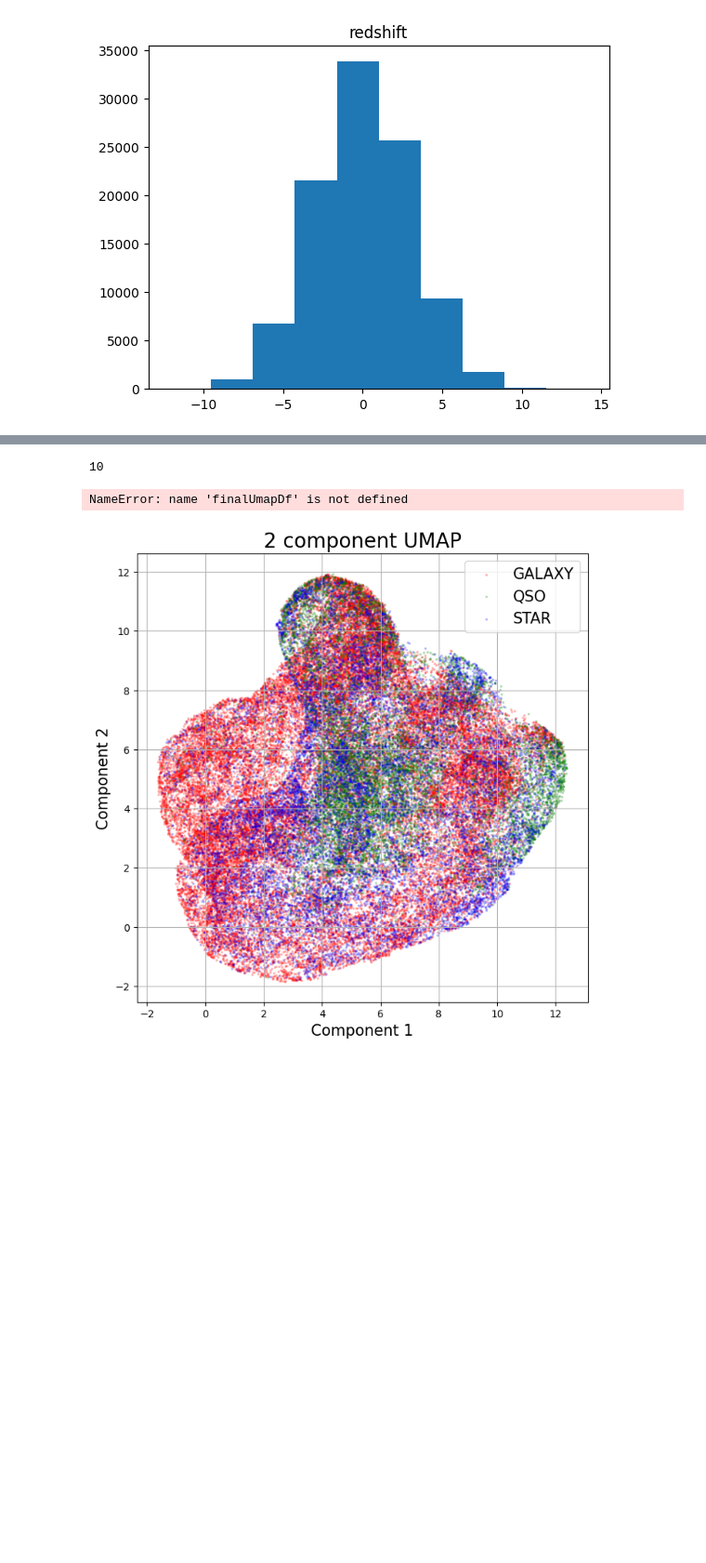
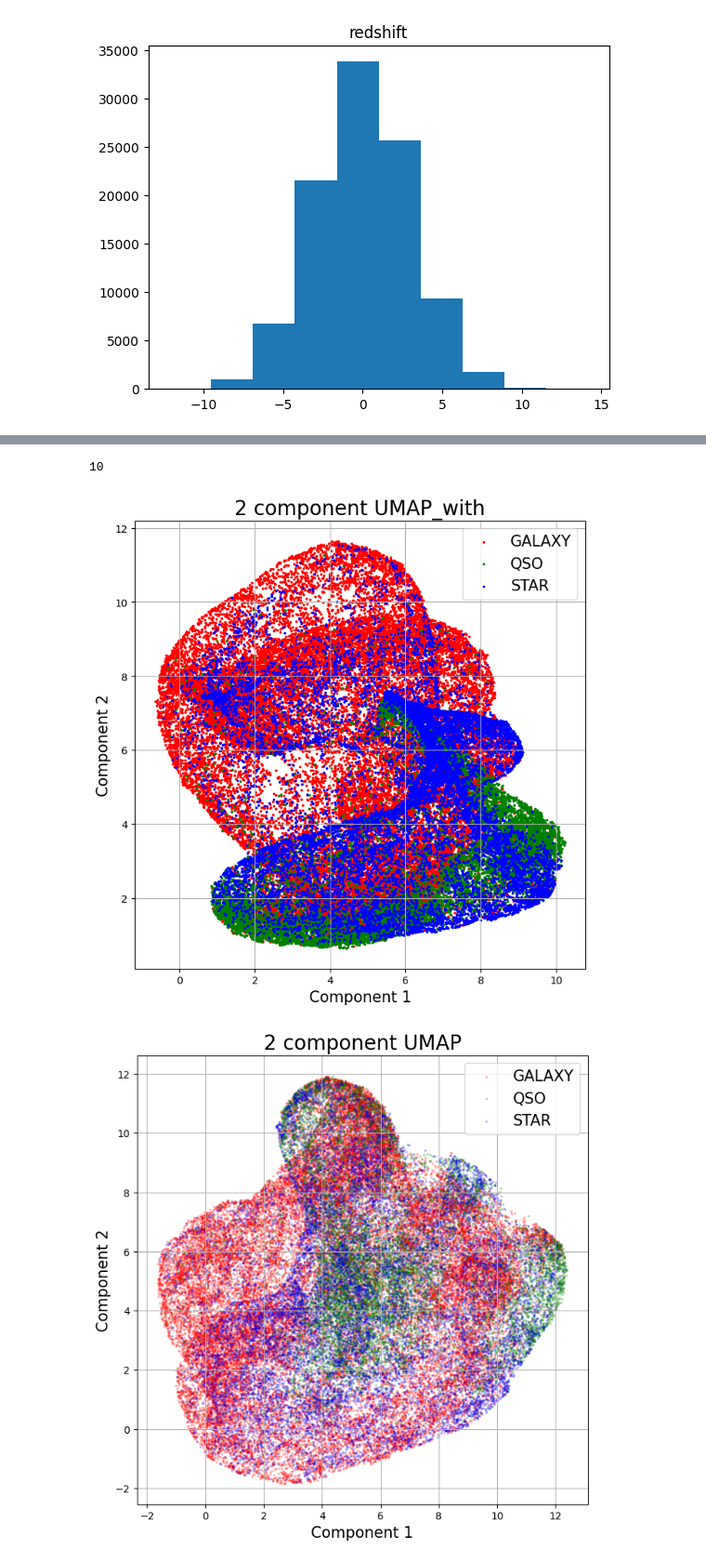
Before and after one commit to catieslaughts/IML_assignment2, a Jupyter notebook: Dimensionality.ipynb, the cells around one changed output, grey strips where cells are left out. Shown at 93% size. Drawn from its saved outputs; the diff is of its cells as text; code cells hidden in the pictures; blank space fills up the shorter version.

```diff
--- a/Dimensionality.ipynb
+++ b/Dimensionality.ipynb
@@ -209,28 +199,28 @@ params_list=[{
 # %%
 params_list=[{
     "n_neighbors": 10,
     "min_dist": 0.3,
     "metric": "correlation",
     "init": "random"
 }]
 for params in params_list:
     print(params['n_neighbors'])
     x = X_train
     x = StandardScaler().fit_transform(x)
-    reducer = umap.UMAP(n_components=3,n_neighbors=params['n_neighbors'],min_dist=params['min_dist'],metric=params['metric'],init=params['init'])
+    reducer = umap.UMAP(n_components=5,n_neighbors=params['n_neighbors'],min_dist=params['min_dist'],metric=params['metric'],init=params['init'])
     UmapComponents = reducer.fit_transform(x)
-    UmapDf = pd.DataFrame(data = UmapComponents,columns = ['component 1', 'component 2','component 3'])
+    UmapDf = pd.DataFrame(data = UmapComponents,columns = ['component 1', 'component 2','component 3','component 4','component 5'])
     finalUmapDf3 = pd.concat([UmapDf, y_train], axis = 1)
 
     visualise_components(f"UMAP_with", y_train, finalUmapDf3)
 
 
 
 
-    finalUmapDf3.to_csv('Umap_reduced_data_with_3.csv', index=False)
+    finalUmapDf3.to_csv('Umap_reduced_data_with_5.csv', index=False)
 # %% [output]
 10
-NameError: name 'finalUmapDf' is not defined
+[figure, added]
 # %%
 fig = plt.figure(figsize = (8,8))
 ax = fig.add_subplot(1,1,1)
```
Also changed, not shown: parts of 3 cells of this notebook.
